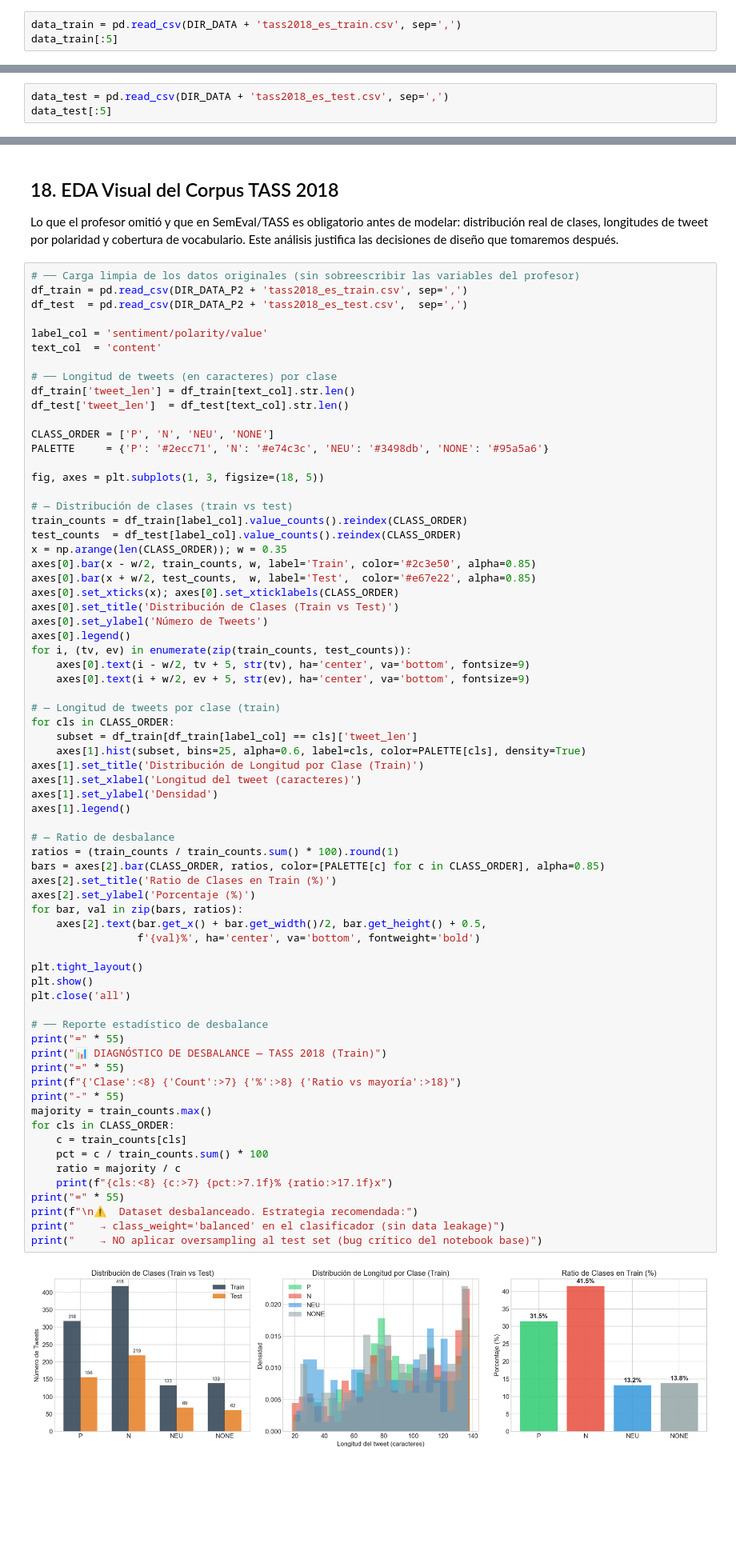
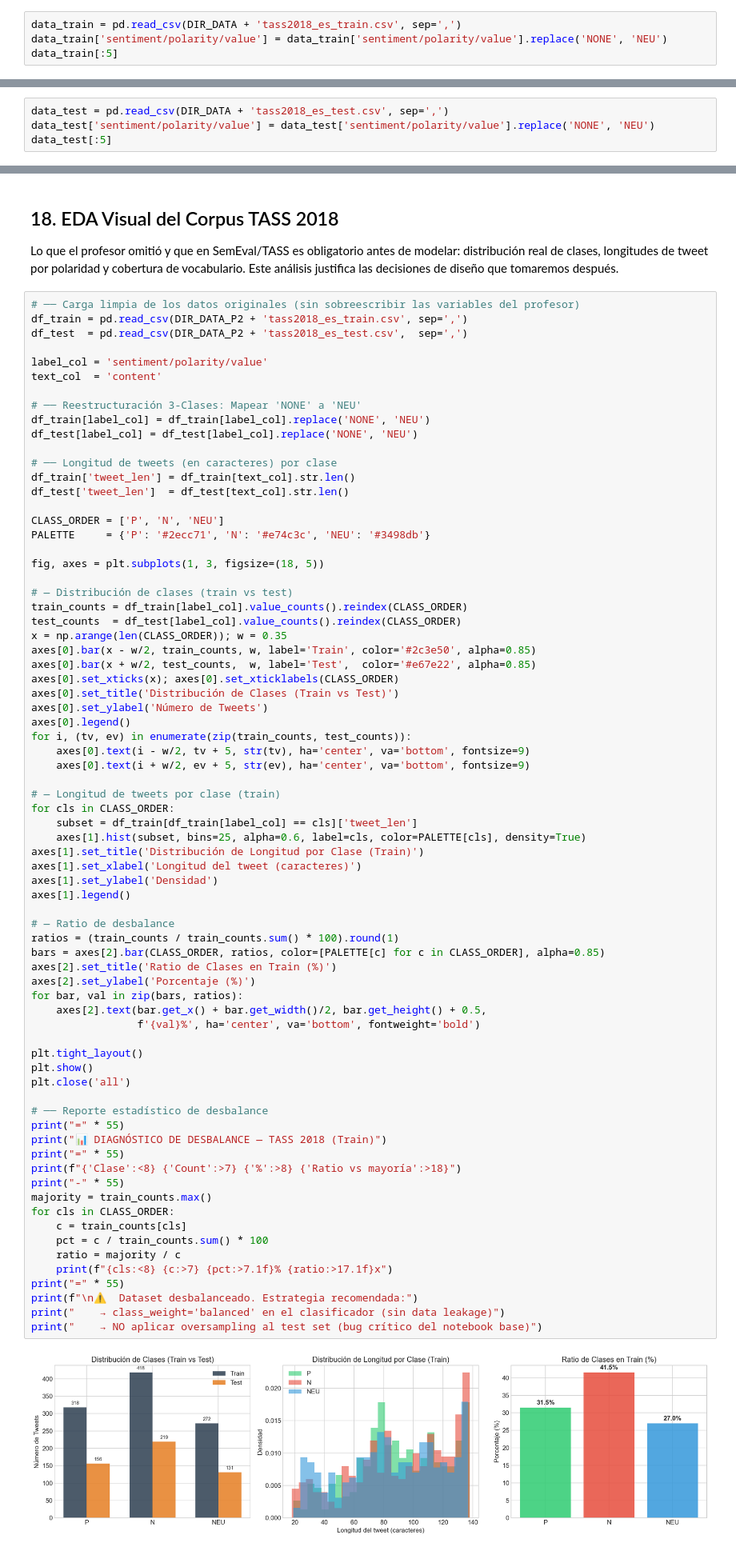
Before and after one commit to lastHunter956/NLP-5029, a Jupyter notebook: courseNLP/Actividades/tass_bow_softmax_workshop.ipynb, the cells around one changed output, grey strips where cells are left out. Shown at 80% size. Drawn from its saved outputs; the diff is of its cells as text; blank space fills up the shorter version.

```diff
--- a/courseNLP/Actividades/tass_bow_softmax_workshop.ipynb
+++ b/courseNLP/Actividades/tass_bow_softmax_workshop.ipynb
@@ -126,6 +126,7 @@ A continuación cargamos:
 Es importante que durante el taller se explique el formato de las columnas (por ejemplo: identificador, contenido del tweet, etiqueta de polaridad).
 # %%
 data_train = pd.read_csv(DIR_DATA + 'tass2018_es_train.csv', sep=',')
+data_train['sentiment/polarity/value'] = data_train['sentiment/polarity/value'].replace('NONE', 'NEU')
 data_train[:5]
 # %% [output]
 |  | tweetid | user | content | date | lang | sentiment/polarity/value |
@@ -136,6 +137,7 @@ data_train[:5]
 | 4 | 768221021300264964 | JunoWTFL | Vale he visto la tia bebiendose s... | 2016-08-23 22:58:58 | es | N |
 # %%
 data_test = pd.read_csv(DIR_DATA + 'tass2018_es_test.csv', sep=',')
+data_test['sentiment/polarity/value'] = data_test['sentiment/polarity/value'].replace('NONE', 'NEU')
 data_test[:5]
 # %% [output]
 |  | tweetid | user | content | date | lang | sentiment/polarity/value |
@@ -469,12 +473,16 @@ df_test  = pd.read_csv(DIR_DATA_P2 + 'tass2018_es_test.csv',  sep=',')
 label_col = 'sentiment/polarity/value'
 text_col  = 'content'
 
+# ── Reestructuración 3-Clases: Mapear 'NONE' a 'NEU'
+df_train[label_col] = df_train[label_col].replace('NONE', 'NEU')
+df_test[label_col] = df_test[label_col].replace('NONE', 'NEU')
+
 # ── Longitud de tweets (en caracteres) por clase
 df_train['tweet_len'] = df_train[text_col].str.len()
 df_test['tweet_len']  = df_test[text_col].str.len()
 
-CLASS_ORDER = ['P', 'N', 'NEU', 'NONE']
-PALETTE     = {'P': '#2ecc71', 'N': '#e74c3c', 'NEU': '#3498db', 'NONE': '#95a5a6'}
+CLASS_ORDER = ['P', 'N', 'NEU']
+PALETTE     = {'P': '#2ecc71', 'N': '#e74c3c', 'NEU': '#3498db'}
 
 fig, axes = plt.subplots(1, 3, figsize=(18, 5))
 
@@ -504,34 +512,34 @@ axes[1].legend()
 # — Ratio de desbalance
 ratios = (train_counts / train_counts.sum() * 100).round(1)
 bars = axes[2].bar(CLASS_ORDER, ratios, color=[PALETTE[c] for c in CLASS_ORDER], alpha=0.85)
 axes[2].set_title('Ratio de Clases en Train (%)')
 axes[2].set_ylabel('Porcentaje (%)')
 for bar, val in zip(bars, ratios):
     axes[2].text(bar.get_x() + bar.get_width()/2, bar.get_height() + 0.5,
                  f'{val}%', ha='center', va='bottom', fontweight='bold')
 
 plt.tight_layout()
 plt.show()
 plt.close('all')
 
 # ── Reporte estadístico de desbalance
 print("=" * 55)
 print("📊 DIAGNÓSTICO DE DESBALANCE — TASS 2018 (Train)")
 print("=" * 55)
 print(f"{'Clase':<8} {'Count':>7} {'%':>8} {'Ratio vs mayoría':>18}")
 print("-" * 55)
 majority = train_counts.max()
 for cls in CLASS_ORDER:
     c = train_counts[cls]
     pct = c / train_counts.sum() * 100
     ratio = majority / c
     print(f"{cls:<8} {c:>7} {pct:>7.1f}% {ratio:>17.1f}x")
 print("=" * 55)
 print(f"\n⚠️  Dataset desbalanceado. Estrategia recomendada:")
 print("    → class_weight='balanced' en el clasificador (sin data leakage)")
 print("    → NO aplicar oversampling al test set (bug crítico del notebook base)")
 # %% [output]
-[figure, old version]
+[figure, new version]
 =======================================================
 📊 DIAGNÓSTICO DE DESBALANCE — TASS 2018 (Train)
 =======================================================
```
Also changed, not shown: parts of 17 cells of this notebook, 3 other files.
